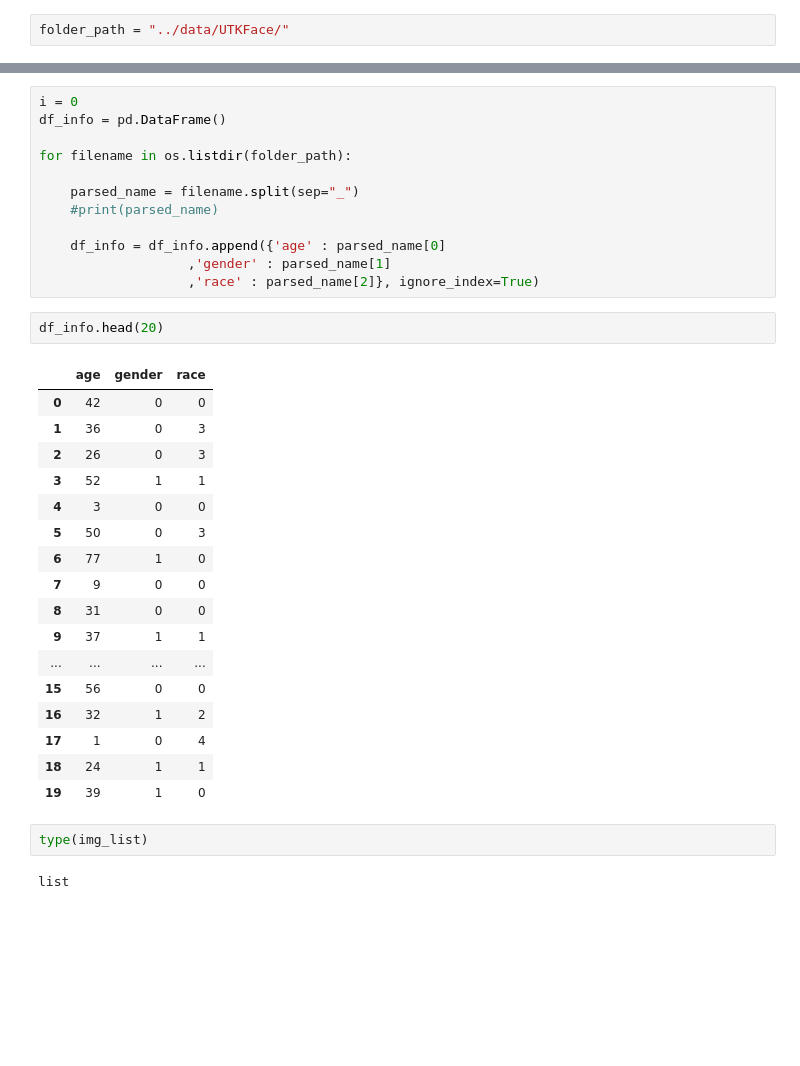
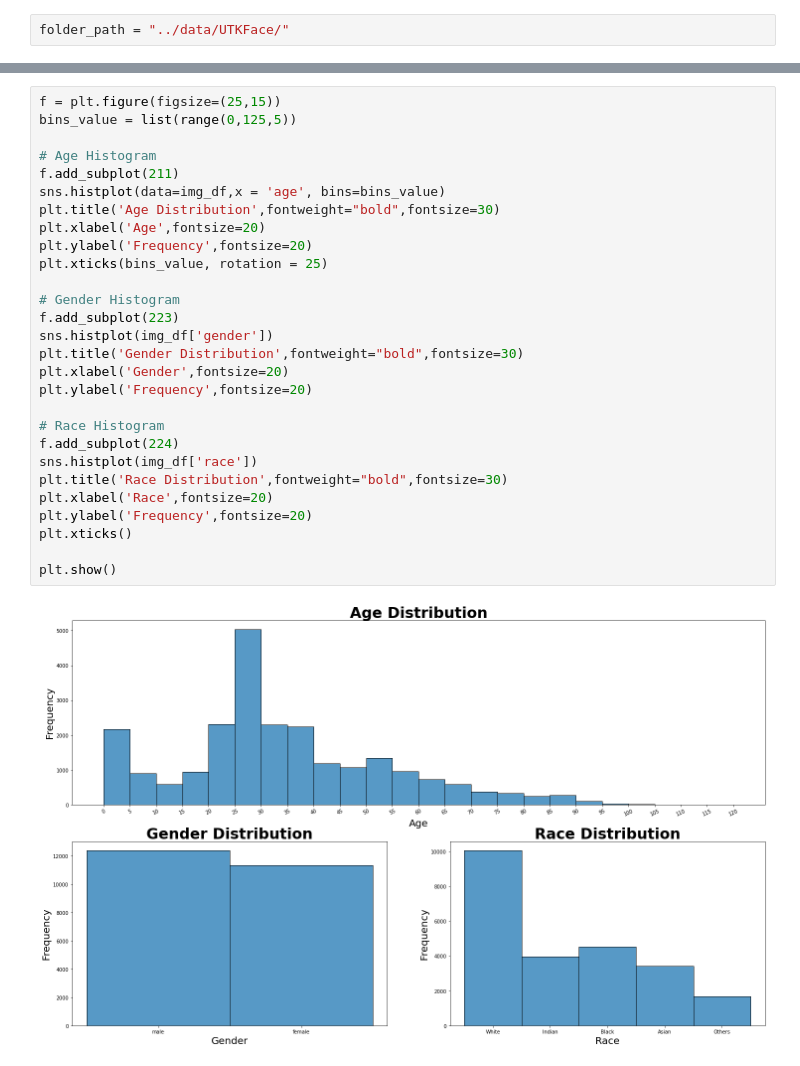
Before and after one commit to felixfa/AgeDetection, a Jupyter notebook: notebooks/fruntxas_data_exploration.ipynb, the cells around one changed output, grey strips where cells are left out. Drawn from its saved outputs; the diff is of its cells as text; blank space fills up the shorter version.

```diff
--- a/notebooks/fruntxas_data_exploration.ipynb
+++ b/notebooks/fruntxas_data_exploration.ipynb
@@ -60,36 +88,30 @@ print(os.path.splitext(folder_path)[0])
-# %%
-i = 0
-df_info = pd.DataFrame()
-
-for filename in os.listdir(folder_path):
-
-    parsed_name = filename.split(sep="_")
-    #print(parsed_name)
-
-    df_info = df_info.append({'age' : parsed_name[0]
-                   ,'gender' : parsed_name[1]
-                   ,'race' : parsed_name[2]}, ignore_index=True)
-# %%
-df_info.head(20)
-# %% [output]
-|  | age | gender | race |
-| 0 | 42 | 0 | 0 |
-| 1 | 36 | 0 | 3 |
-| 2 | 26 | 0 | 3 |
-| 3 | 52 | 1 | 1 |
-| 4 | 3 | 0 | 0 |
-| 5 | 50 | 0 | 3 |
-| 6 | 77 | 1 | 0 |
-| 7 | 9 | 0 | 0 |
-| 8 | 31 | 0 | 0 |
-| 9 | 37 | 1 | 1 |
-| ... | ... | ... | ... |
-| 15 | 56 | 0 | 0 |
-| 16 | 32 | 1 | 2 |
-| 17 | 1 | 0 | 4 |
-| 18 | 24 | 1 | 1 |
-| 19 | 39 | 1 | 0 |
-# %%
-type(img_list)
-# %% [output]
-list
+# %%
+f = plt.figure(figsize=(25,15))
+bins_value = list(range(0,125,5))
+
+# Age Histogram
+f.add_subplot(211)
+sns.histplot(data=img_df,x = 'age', bins=bins_value)
+plt.title('Age Distribution',fontweight="bold",fontsize=30)
+plt.xlabel('Age',fontsize=20)
+plt.ylabel('Frequency',fontsize=20)
+plt.xticks(bins_value, rotation = 25)
+
+# Gender Histogram
+f.add_subplot(223)
+sns.histplot(img_df['gender'])
+plt.title('Gender Distribution',fontweight="bold",fontsize=30)
+plt.xlabel('Gender',fontsize=20)
+plt.ylabel('Frequency',fontsize=20)
+
+# Race Histogram
+f.add_subplot(224)
+sns.histplot(img_df['race'])
+plt.title('Race Distribution',fontweight="bold",fontsize=30)
+plt.xlabel('Race',fontsize=20)
+plt.ylabel('Frequency',fontsize=20)
+plt.xticks()
+
+plt.show()
+# %% [output]
+[figure, added]
```
Also changed, not shown: parts of 12 cells of this notebook.
